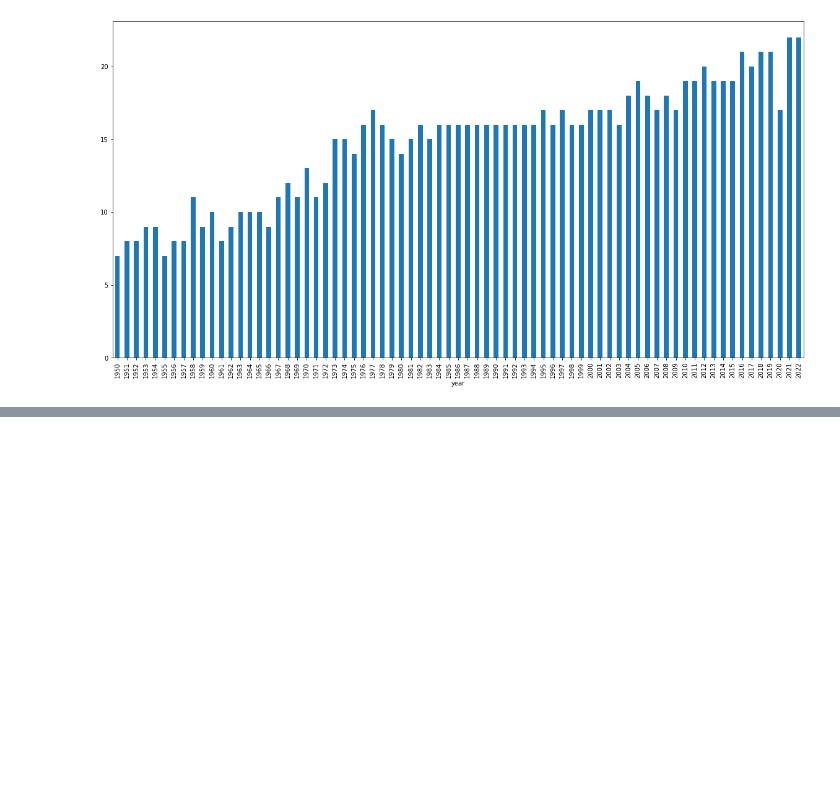
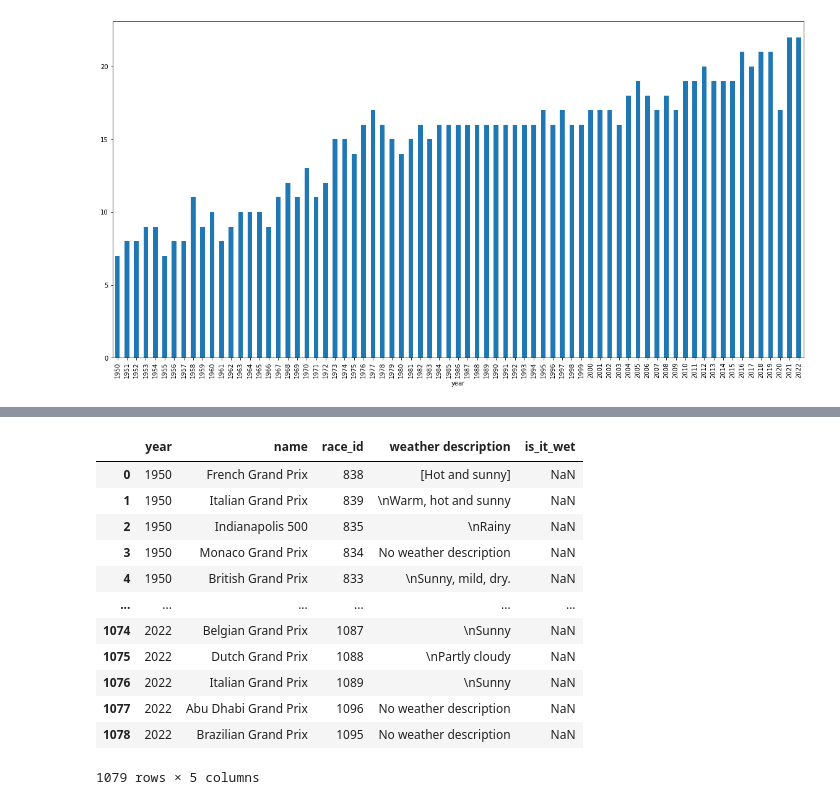
Before and after one commit to MitchellGleason/F1-Data-Analysis--Wet-Races, a Jupyter notebook: wet_races.ipynb, the cells around one changed output, grey strips where cells are left out. Drawn from its saved outputs; the diff is of its cells as text; code cells hidden in the pictures; blank space fills up the shorter version.

```diff
--- a/wet_races.ipynb
+++ b/wet_races.ipynb
@@ -209,0 +213,3 @@ weather_df.to_csv('Exported Dataframes/weather_description.csv')
+# %%
+#Copy and add column to weather_df to determine if the race was wet
+wet_races = weather_df
@@ -209,0 +218,2 @@ weather_df.to_csv('Exported Dataframes/weather_description.csv')
+# %%
+wet_races = wet_races.reset_index(drop=True)
@@ -209,0 +236,9 @@ weather_df.to_csv('Exported Dataframes/weather_description.csv')
+# %%
+for index, row in wet_races.iterrows():
+    r = re.compile('rain|wet|rainy|typhoon|monsoon', re.IGNORECASE)
+    count = len(r.findall(wet_races[index]['weather_description']))
+
+    if count >= 1:
+        wet_races[index]['is_it_wet'] = 'Wet'
+    elif count == 0:
+        wet_races[index]['is_it_wet'] = 'Not Wet'
@@ -209,0 +247,10 @@ weather_df.to_csv('Exported Dataframes/weather_description.csv')
+# %%
+for index, row in wet_races.iterrows():
+    if 'rain' in wet_races.iloc[index]['weather_description']:
+        wet_races.iloc[index]['is_it_wet'] = 'Wet'
+    elif 'rainy' in wet_races.iloc[index]['weather_description']:
+        wet_races.iloc[index]['is_it_wet'] = 'Wet'
+    elif 'wet' in wet_races.iloc[index]['weather_description']:
+        wet_races.iloc[index]['is_it_wet'] = 'Wet'
+    else:
+        wet_races.iloc[index]['is_it_wet'] = 'Not Wet'
@@ -209,0 +270,16 @@ weather_df.to_csv('Exported Dataframes/weather_description.csv')
+# %%
+wet_races
+# %% [output]
+|  | year | name | race_id | weather description | is_it_wet |
+| 0 | 1950 | French Grand Prix | 838 | [Hot and sunny] | NaN |
+| 1 | 1950 | Italian Grand Prix | 839 | \nWarm, hot and sunny | NaN |
+| 2 | 1950 | Indianapolis 500 | 835 | \nRainy | NaN |
+| 3 | 1950 | Monaco Grand Prix | 834 | No weather description | NaN |
+| 4 | 1950 | British Grand Prix | 833 | \nSunny, mild, dry. | NaN |
+| ... | ... | ... | ... | ... | ... |
+| 1074 | 2022 | Belgian Grand Prix | 1087 | \nSunny | NaN |
+| 1075 | 2022 | Dutch Grand Prix | 1088 | \nPartly cloudy | NaN |
+| 1076 | 2022 | Italian Grand Prix | 1089 | \nSunny | NaN |
+| 1077 | 2022 | Abu Dhabi Grand Prix | 1096 | No weather description | NaN |
+| 1078 | 2022 | Brazilian Grand Prix | 1095 | No weather description | NaN |
+1079 rows × 5 columns
```
Also changed, not shown: parts of 7 cells of this notebook.
